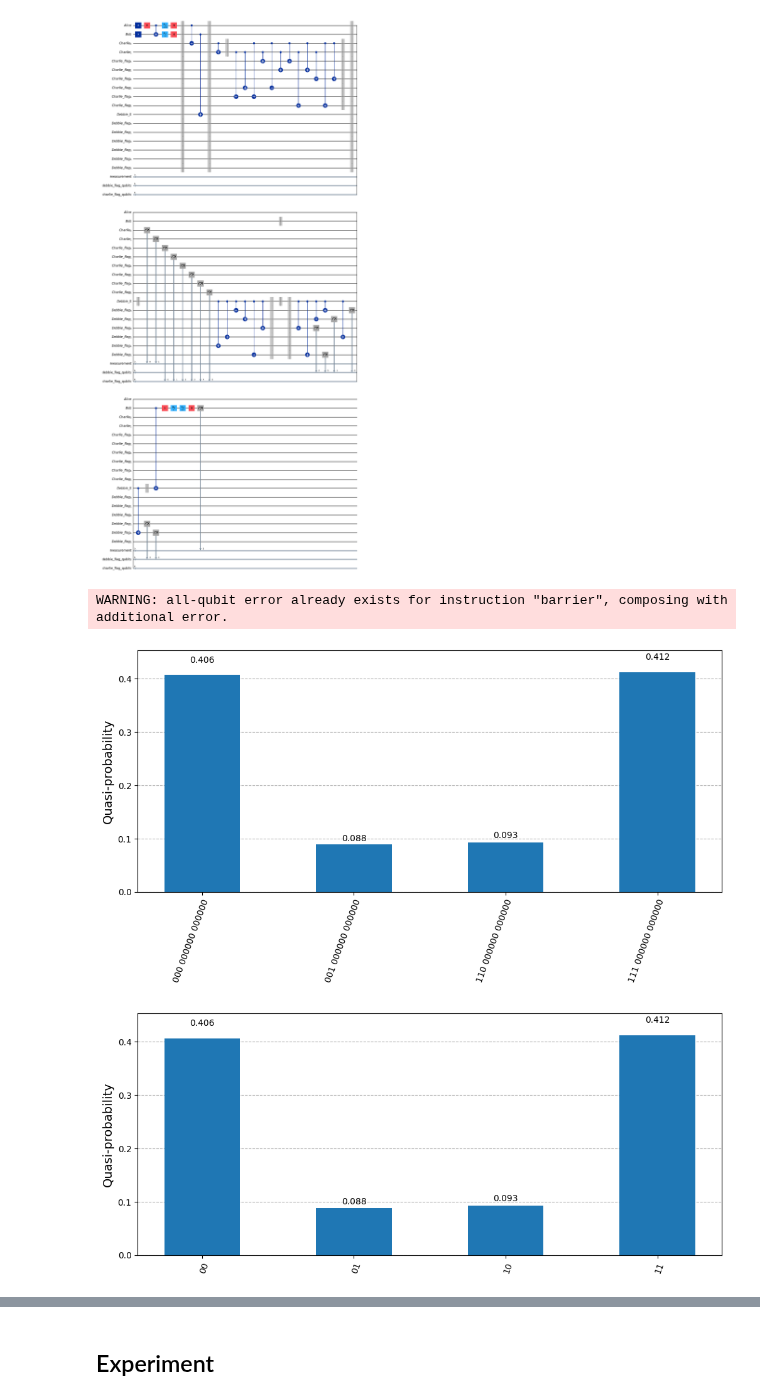
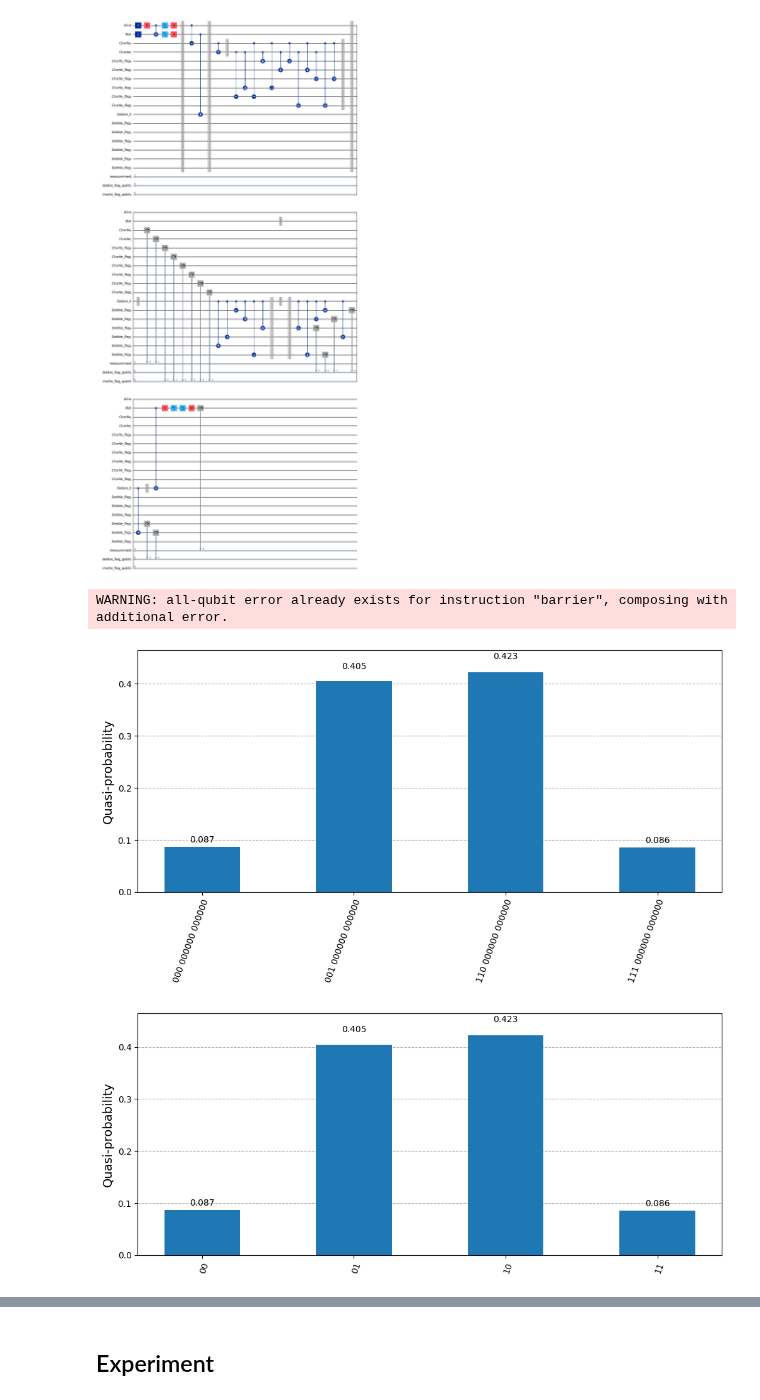
Before and after one commit to unitaryfoundation/wigners_friend, a Jupyter notebook: notebooks/demo.ipynb, the cells around one changed output, grey strips where cells are left out. Saved outputs shown, nothing was run; the diff lists cells and outputs as text; code cells hidden in the pictures.

Commit message:
fix post select function (to accept results dictionary with settings)

```diff
--- a/notebooks/demo.ipynb
+++ b/notebooks/demo.ipynb
@@ -15,7 +15,7 @@ from ewfs.noise_models import depolarizing_model
 ## Sanity checks (for majority vote approach)
 # %%
 alice_setting = PEEK
-bob_setting = REVERSE_2
+bob_setting = REVERSE_1
 charlie_size = 2
 debbie_size = 1
 strategy = MAJORITY_VOTE
@@ -48,13 +48,12 @@ probabilities = {key[::-1]: value / shots for key, value in counts.items()}
 plot_histogram(probabilities, figsize=(12, 5))
 # %% [output]
 WARNING: all-qubit error already exists for instruction "barrier", composing with additional error.
-[figure, old version]
+[figure, new version]
 # %%
-# Post selecting on th flag qubits and decoding the results
-post_selected_probabilities = post_select_results(probabilities, 2, 1, 6, 6)
-results = {(alice_setting, bob_setting): post_selected_probabilities}
-dec_res = decode_results(results, charlie_size=charlie_size, debbie_size=debbie_size)
+results = {(alice_setting, bob_setting): probabilities}
+post_selected_results = post_select_results(results, charlie_size, debbie_size, 6, 6)
+dec_res = decode_results(post_selected_results, charlie_size=charlie_size, debbie_size=debbie_size)
 probs = dec_res[(alice_setting, bob_setting)]
 plot_distribution(probs, figsize=(12, 5))
 # %% [output]
-[figure, old version]
+[figure, new version]
```
Also changed, not shown: parts of 6 cells of this notebook, 1 other file.
